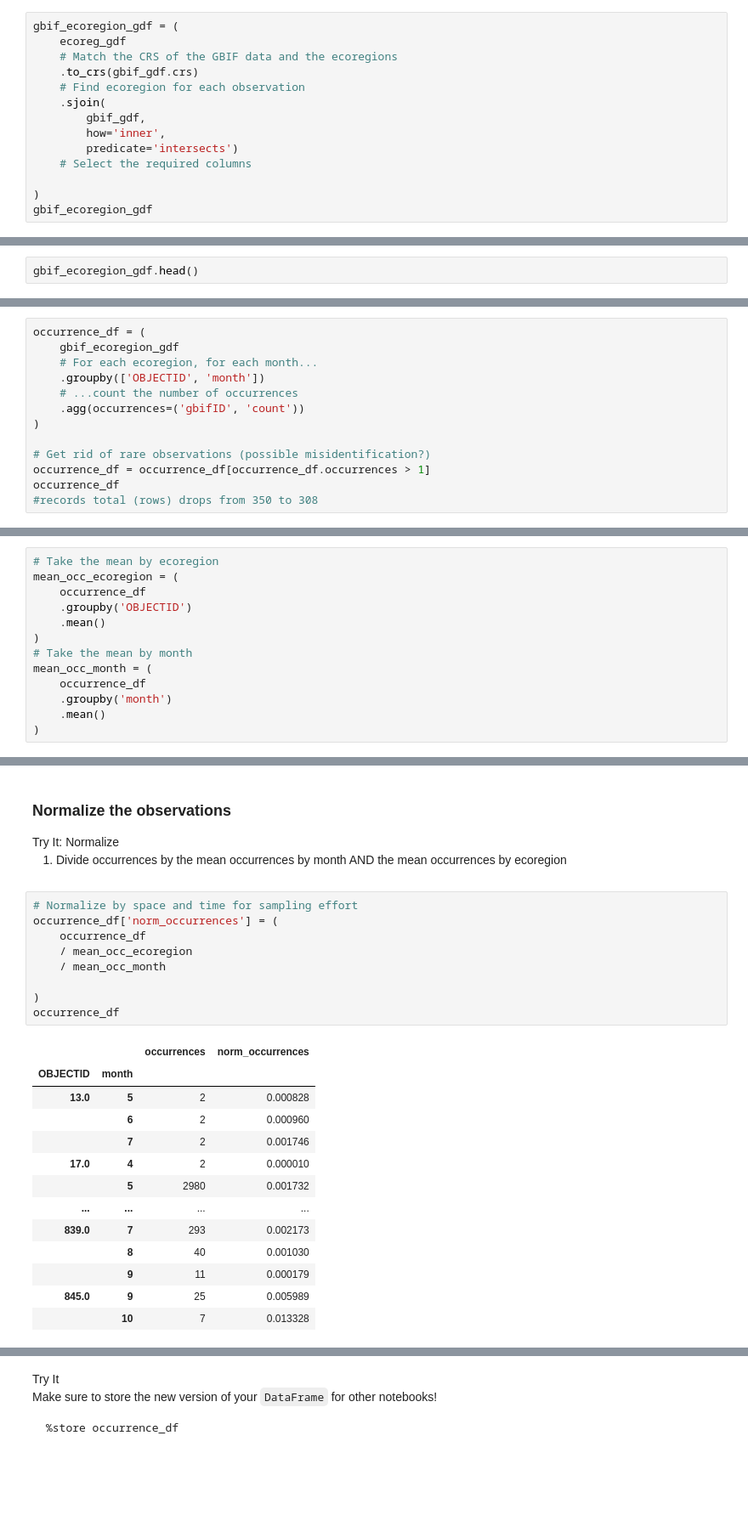
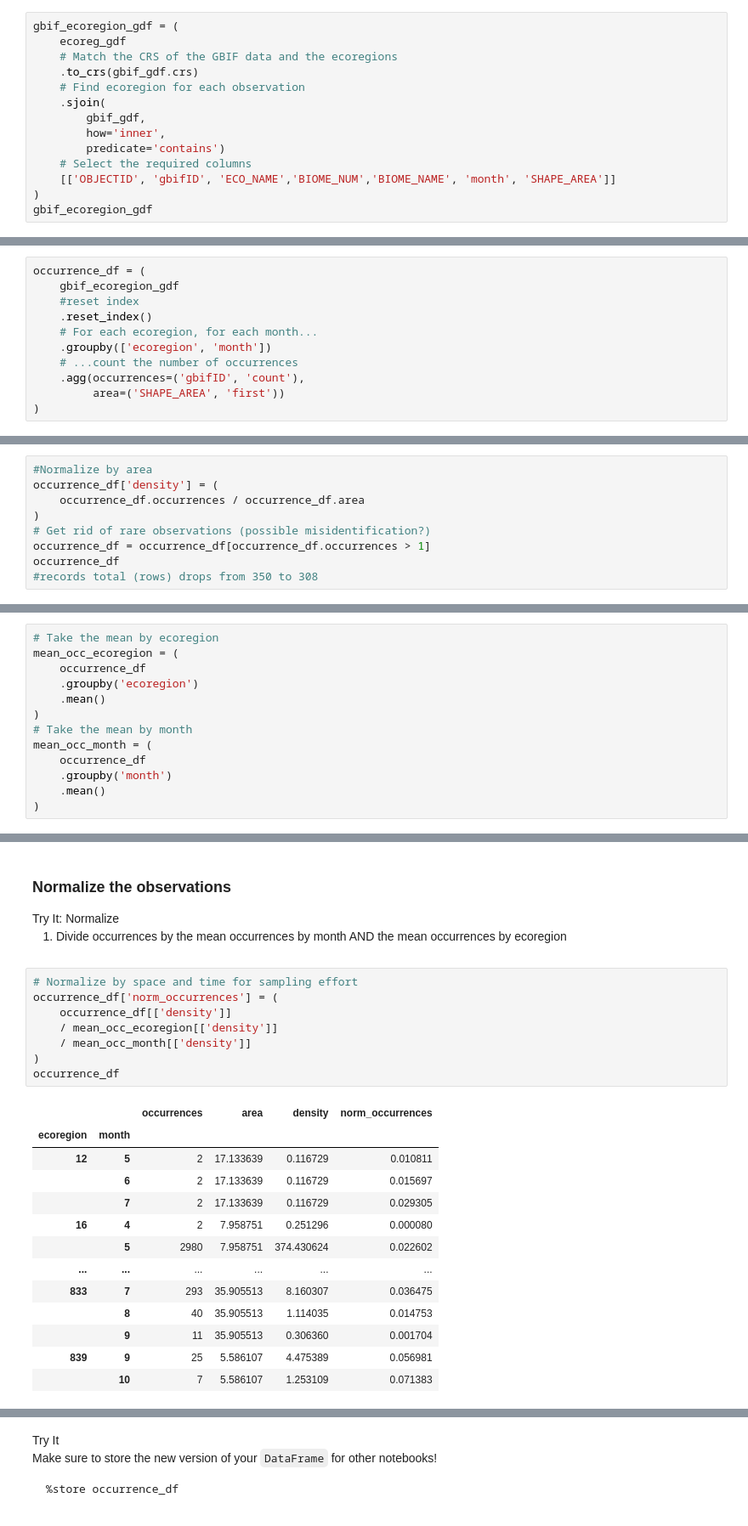
Before and after one commit to earthlab-education/foundations-of-earth-analytics-2024-species-distribution-coding-challenge-fundamentals-03-species-di, a Jupyter notebook: notebooks/species-distribution-32-normalize.ipynb, the cells around one changed output, grey strips where cells are left out. Shown at 85% size. Saved outputs shown, nothing was run; the diff lists cells and outputs as text; blank space fills up the shorter version.

```diff
--- a/notebooks/species-distribution-32-normalize.ipynb
+++ b/notebooks/species-distribution-32-normalize.ipynb
@@ -73,9 +80,9 @@ gbif_ecoregion_gdf = (
     .sjoin(
         gbif_gdf,
         how='inner',
-        predicate='intersects')
+        predicate='contains')
     # Select the required columns
-
+    [['OBJECTID', 'gbifID', 'ECO_NAME','BIOME_NUM','BIOME_NAME', 'month', 'SHAPE_AREA']]
 )
 gbif_ecoregion_gdf
 # %% [output]
@@ -108,4 +115,13 @@ compute the mean occurrences by ecoregion and by month.</li>
 and ecoretion.</li>
 </ol></div></div>
 # %%
-gbif_ecoregion_gdf.head()
+occurrence_df = (
+    gbif_ecoregion_gdf
+    #reset index
+    .reset_index()
+    # For each ecoregion, for each month...
+    .groupby(['ecoregion', 'month'])
+    # ...count the number of occurrences
+    .agg(occurrences=('gbifID', 'count'),
+         area=('SHAPE_AREA', 'first'))
+)
@@ -120,12 +128,8 @@ gbif_ecoregion_gdf.head()
 # %%
-occurrence_df = (
-    gbif_ecoregion_gdf
-    # For each ecoregion, for each month...
-    .groupby(['OBJECTID', 'month'])
-    # ...count the number of occurrences
-    .agg(occurrences=('gbifID', 'count'))
+#Normalize by area
+occurrence_df['density'] = (
+    occurrence_df.occurrences / occurrence_df.area
 )
-
 # Get rid of rare observations (possible misidentification?)
 occurrence_df = occurrence_df[occurrence_df.occurrences > 1]
 occurrence_df
@@ -149,7 +153,7 @@ occurrence_df
 # Take the mean by ecoregion
 mean_occ_ecoregion = (
     occurrence_df
-    .groupby('OBJECTID')
+    .groupby('ecoregion')
     .mean()
 )
 # Take the mean by month
@@ -185,23 +189,22 @@ occurrences by ecoregion</li>
 # %%
 # Normalize by space and time for sampling effort
 occurrence_df['norm_occurrences'] = (
-    occurrence_df
-    / mean_occ_ecoregion
-    / mean_occ_month
-
+    occurrence_df[['density']]
+    / mean_occ_ecoregion[['density']]
+    / mean_occ_month[['density']]
 )
 occurrence_df
 # %% [output]
-|  |  | occurrences | norm_occurrences |
-| OBJECTID | month |  |  |
-| 13.0 | 5 | 2 | 0.000828 |
-|  | 6 | 2 | 0.000960 |
-|  | 7 | 2 | 0.001746 |
-| 17.0 | 4 | 2 | 0.000010 |
-|  | 5 | 2980 | 0.001732 |
-| ... | ... | ... | ... |
-| 839.0 | 7 | 293 | 0.002173 |
-|  | 8 | 40 | 0.001030 |
-|  | 9 | 11 | 0.000179 |
-| 845.0 | 9 | 25 | 0.005989 |
-|  | 10 | 7 | 0.013328 |
+|  |  | occurrences | area | density | norm_occurrences |
+| ecoregion | month |  |  |  |  |
+| 12 | 5 | 2 | 17.133639 | 0.116729 | 0.010811 |
+|  | 6 | 2 | 17.133639 | 0.116729 | 0.015697 |
+|  | 7 | 2 | 17.133639 | 0.116729 | 0.029305 |
+| 16 | 4 | 2 | 7.958751 | 0.251296 | 0.000080 |
+|  | 5 | 2980 | 7.958751 | 374.430624 | 0.022602 |
+| ... | ... | ... | ... | ... | ... |
+| 833 | 7 | 293 | 35.905513 | 8.160307 | 0.036475 |
+|  | 8 | 40 | 35.905513 | 1.114035 | 0.014753 |
+|  | 9 | 11 | 35.905513 | 0.306360 | 0.001704 |
+| 839 | 9 | 25 | 5.586107 | 4.475389 | 0.056981 |
+|  | 10 | 7 | 5.586107 | 1.253109 | 0.071383 |
```
Also changed, not shown: parts of 8 cells of this notebook, 4 other files.
